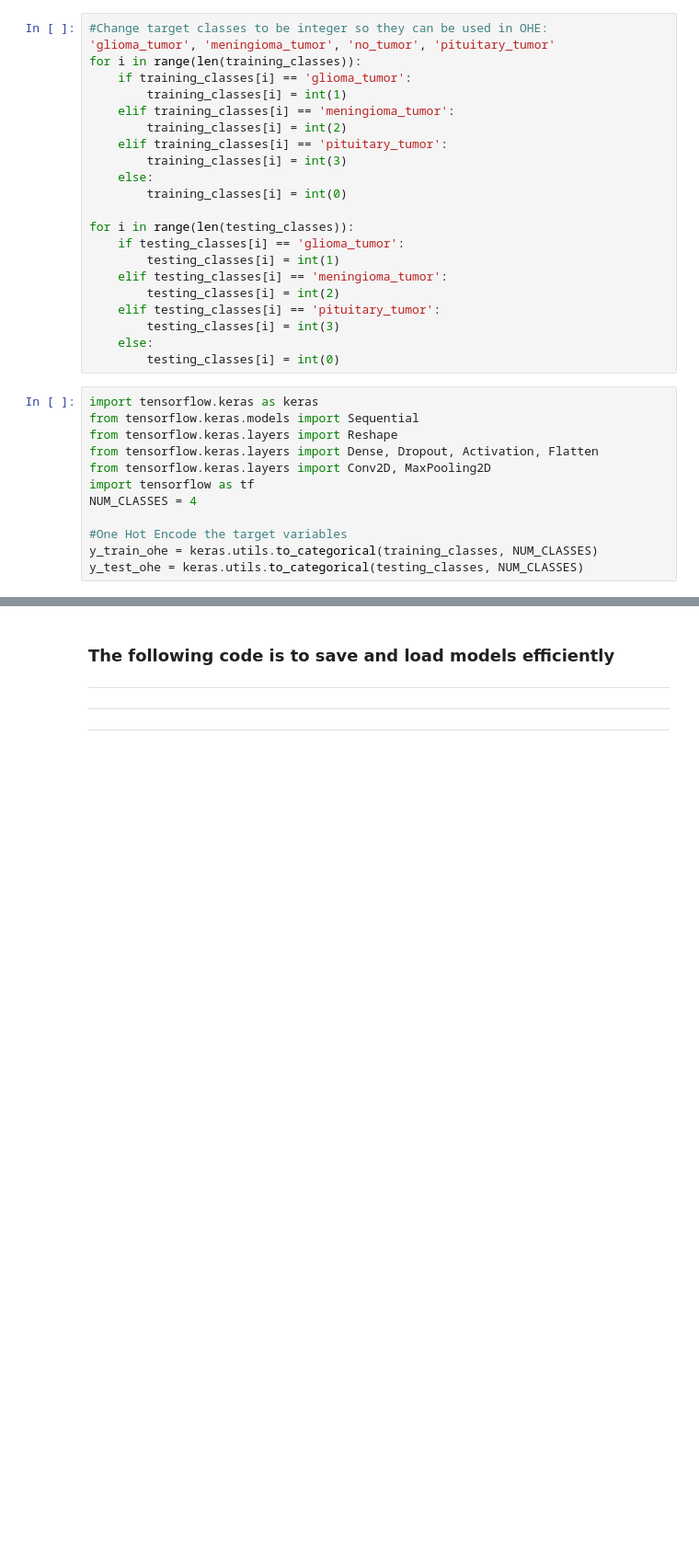
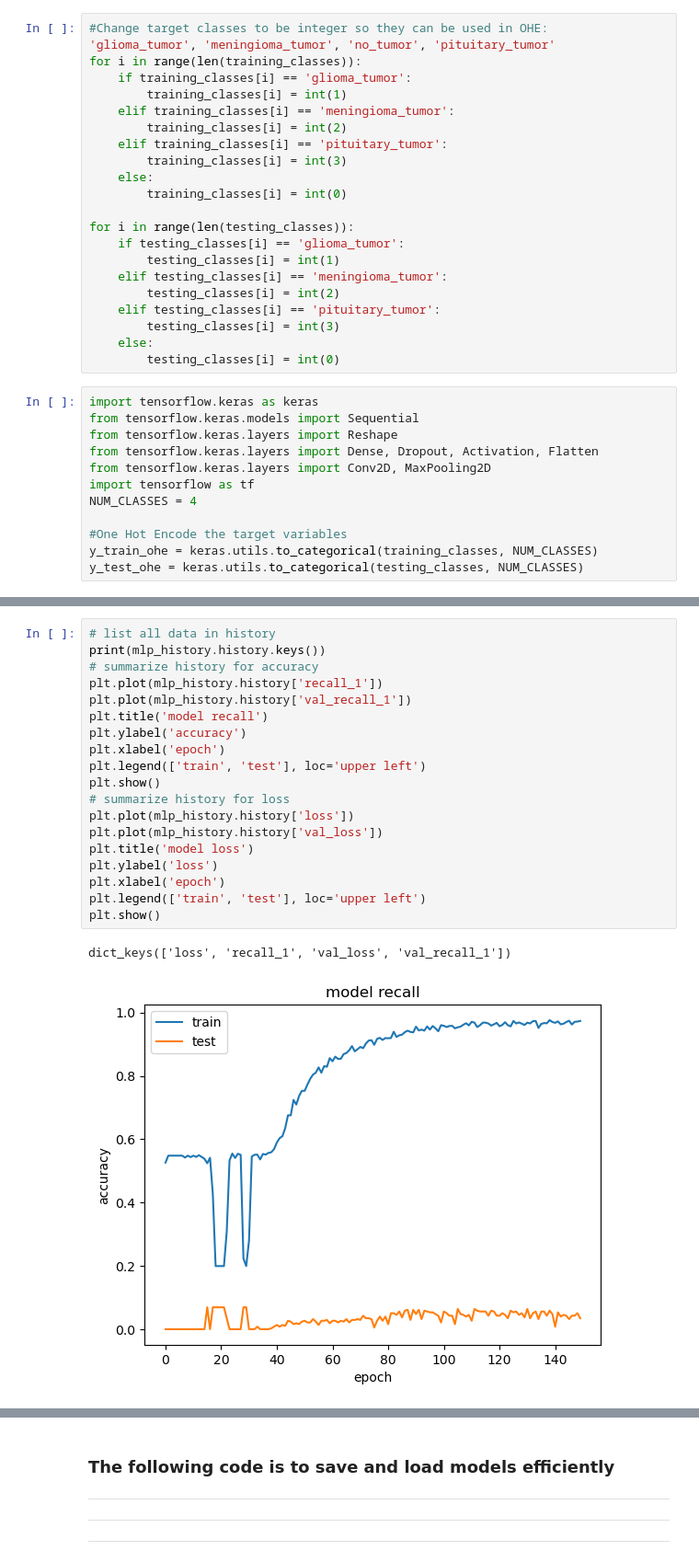
Before and after one commit to yaosam521/ML-Lab-6, a Jupyter notebook: CNN.ipynb, the cells around one changed output, grey strips where cells are left out. Shown at 92% size. Cells and saved outputs as stored; diff of their text form; blank space fills up the shorter version.

```diff
--- a/CNN.ipynb
+++ b/CNN.ipynb
@@ -227,0 +208,22 @@ Wall time: 35.1 s
+# %%
+# list all data in history
+print(mlp_history.history.keys())
+# summarize history for accuracy
+plt.plot(mlp_history.history['recall_1'])
+plt.plot(mlp_history.history['val_recall_1'])
+plt.title('model recall')
+plt.ylabel('accuracy')
+plt.xlabel('epoch')
+plt.legend(['train', 'test'], loc='upper left')
+plt.show()
+# summarize history for loss
+plt.plot(mlp_history.history['loss'])
+plt.plot(mlp_history.history['val_loss'])
+plt.title('model loss')
+plt.ylabel('loss')
+plt.xlabel('epoch')
+plt.legend(['train', 'test'], loc='upper left')
+plt.show()
+# %% [output]
+dict_keys(['loss', 'recall_1', 'val_loss', 'val_recall_1'])
+[figure, added]
```
Also changed, not shown: parts of 52 cells of this notebook.
